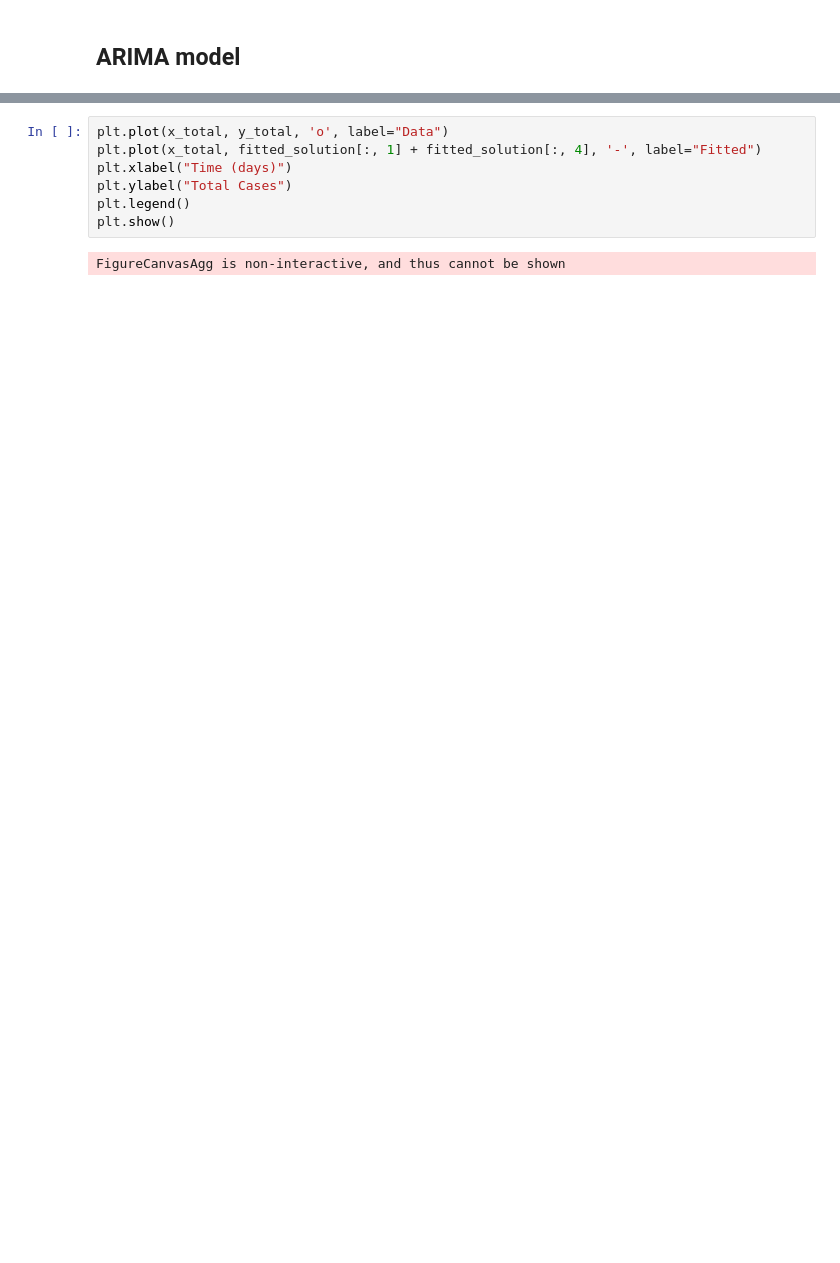
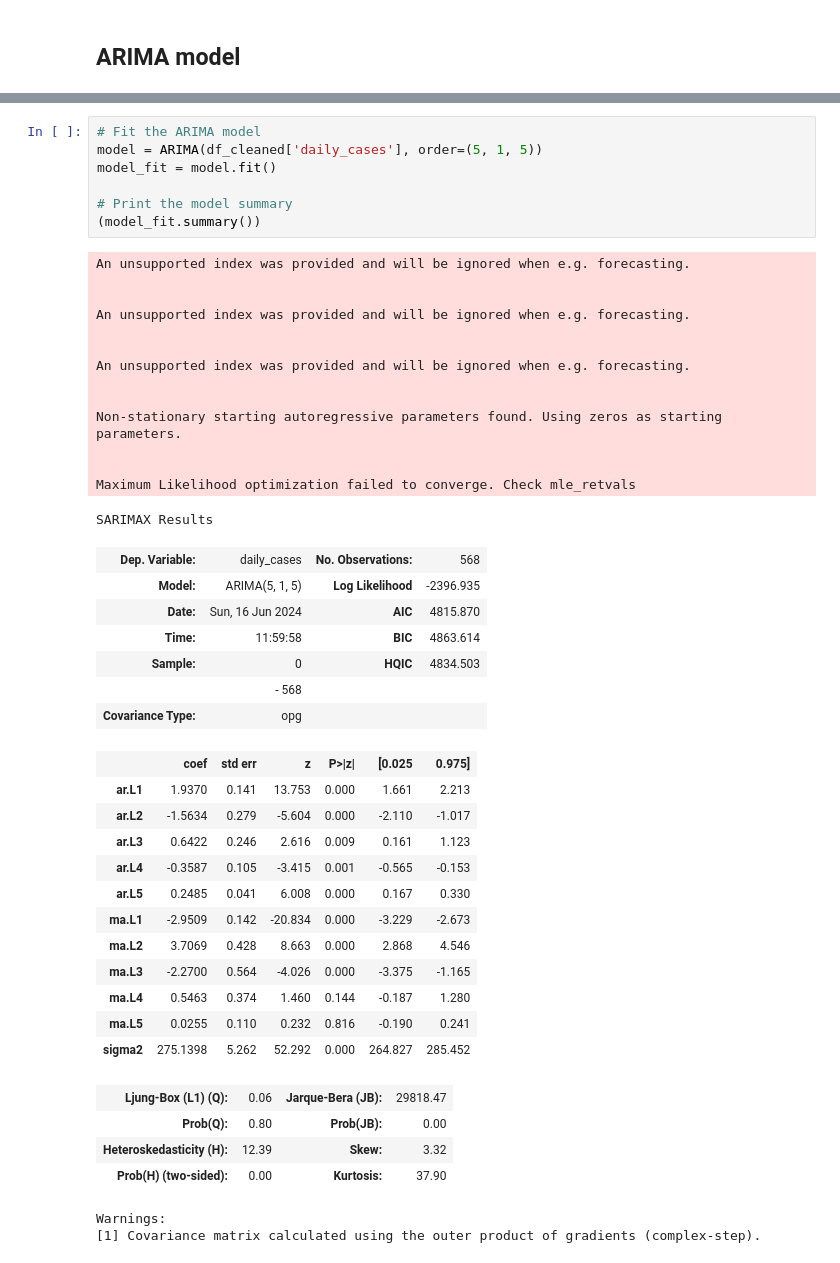
Before and after one commit to NguyenDucAnforwork/applied_statistics_prj, a Jupyter notebook: model/model.ipynb, the cells around one changed output, grey strips where cells are left out. Saved outputs shown, nothing was run; the diff lists cells and outputs as text; blank space fills up the shorter version.

```diff
--- a/model/model.ipynb
+++ b/model/model.ipynb
@@ -1200,9 +1210,47 @@ FigureCanvasAgg is non-interactive, and thus cannot be shown
-# %%
-plt.plot(x_total, y_total, 'o', label="Data")
-plt.plot(x_total, fitted_solution[:, 1] + fitted_solution[:, 4], '-', label="Fitted")
-plt.xlabel("Time (days)")
-plt.ylabel("Total Cases")
-plt.legend()
-plt.show()
-# %% [output]
-FigureCanvasAgg is non-interactive, and thus cannot be shown
+# %%
+# Fit the ARIMA model
+model = ARIMA(df_cleaned['daily_cases'], order=(5, 1, 5))
+model_fit = model.fit()
+
+# Print the model summary
+(model_fit.summary())
+# %% [output]
+An unsupported index was provided and will be ignored when e.g. forecasting.
+
+
+An unsupported index was provided and will be ignored when e.g. forecasting.
+
+
+An unsupported index was provided and will be ignored when e.g. forecasting.
+
+
+Non-stationary starting autoregressive parameters found. Using zeros as starting parameters.
+
+
+Maximum Likelihood optimization failed to converge. Check mle_retvals
+SARIMAX Results
+| Dep. Variable: | daily_cases | No. Observations: | 568 |
+| Model: | ARIMA(5, 1, 5) | Log Likelihood | -2396.935 |
+| Date: | Sun, 16 Jun 2024 | AIC | 4815.870 |
+| Time: | 11:59:58 | BIC | 4863.614 |
+| Sample: | 0 | HQIC | 4834.503 |
+|  | - 568 |  |  |
+| Covariance Type: | opg |  |  |
+|  | coef | std err | z | P>|z| | [0.025 | 0.975] |
+| ar.L1 | 1.9370 | 0.141 | 13.753 | 0.000 | 1.661 | 2.213 |
+| ar.L2 | -1.5634 | 0.279 | -5.604 | 0.000 | -2.110 | -1.017 |
+| ar.L3 | 0.6422 | 0.246 | 2.616 | 0.009 | 0.161 | 1.123 |
+| ar.L4 | -0.3587 | 0.105 | -3.415 | 0.001 | -0.565 | -0.153 |
+| ar.L5 | 0.2485 | 0.041 | 6.008 | 0.000 | 0.167 | 0.330 |
+| ma.L1 | -2.9509 | 0.142 | -20.834 | 0.000 | -3.229 | -2.673 |
+| ma.L2 | 3.7069 | 0.428 | 8.663 | 0.000 | 2.868 | 4.546 |
+| ma.L3 | -2.2700 | 0.564 | -4.026 | 0.000 | -3.375 | -1.165 |
+| ma.L4 | 0.5463 | 0.374 | 1.460 | 0.144 | -0.187 | 1.280 |
+| ma.L5 | 0.0255 | 0.110 | 0.232 | 0.816 | -0.190 | 0.241 |
+| sigma2 | 275.1398 | 5.262 | 52.292 | 0.000 | 264.827 | 285.452 |
+| Ljung-Box (L1) (Q): | 0.06 | Jarque-Bera (JB): | 29818.47 |
+| Prob(Q): | 0.80 | Prob(JB): | 0.00 |
+| Heteroskedasticity (H): | 12.39 | Skew: | 3.32 |
+| Prob(H) (two-sided): | 0.00 | Kurtosis: | 37.90 |
+Warnings:
+[1] Covariance matrix calculated using the outer product of gradients (complex-step).
```
Also changed, not shown: parts of 7 cells of this notebook.
